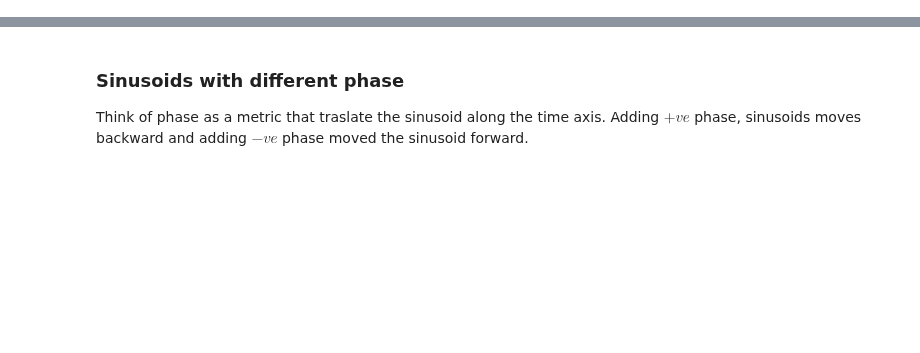
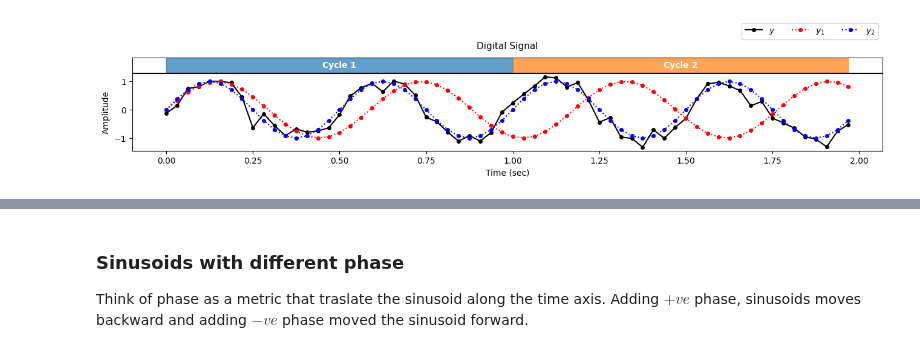
Before and after one commit to meluron-codecafe/devquest, a Jupyter notebook: notebooks/mir-Fourier_Transform-01.ipynb, the cells around one changed output, grey strips where cells are left out. Saved outputs shown, nothing was run; the diff lists cells and outputs as text; code cells hidden in the pictures; blank space fills up the shorter version.

```diff
--- a/notebooks/mir-Fourier_Transform-01.ipynb
+++ b/notebooks/mir-Fourier_Transform-01.ipynb
@@ -30,0 +38,13 @@ Implement Fast Fourier Transform
+# %%
+#hide
+import numpy as np
+import modusa as ms
+pi = np.pi
+
+# Utility functions
+def generate_sinusoid(A=1, f=1, phi=0, sr=32, dur=2, noise=0.0):
+    omg = 2*pi*f # radians
+    t = np.arange(int(sr * dur)) / sr
+    y = np.sin(omg*t + phi) + noise * np.random.randn(t.size)
+
+    return y, t
@@ -30,0 +56,20 @@ Implement Fast Fourier Transform
+# %%
+#hide
+y, t = generate_sinusoid(f=2, noise=0.2)
+y1, t1 = generate_sinusoid(f=1.7)
+y2, t2 = generate_sinusoid(f=2)
+
+display(
+    ms.plot1d(
+        (y, t),
+        (y1, t1),
+        (y2, t2),
+        ann=[(0, 1, "Cycle 1"), (1, 2, "Cycle 2")],
+        title="Digital Signal",
+        fmt=["ko-", "ro:", "bo:"],
+        xlabel="Time (sec)",
+        ylabel="Amplitude",
+        legend=["$y$", "$y_1$", "$y_2$"]
+))
+# %% [output]
+[figure, added]
```
Also changed, not shown: parts of 17 cells of this notebook, 11 other files.
